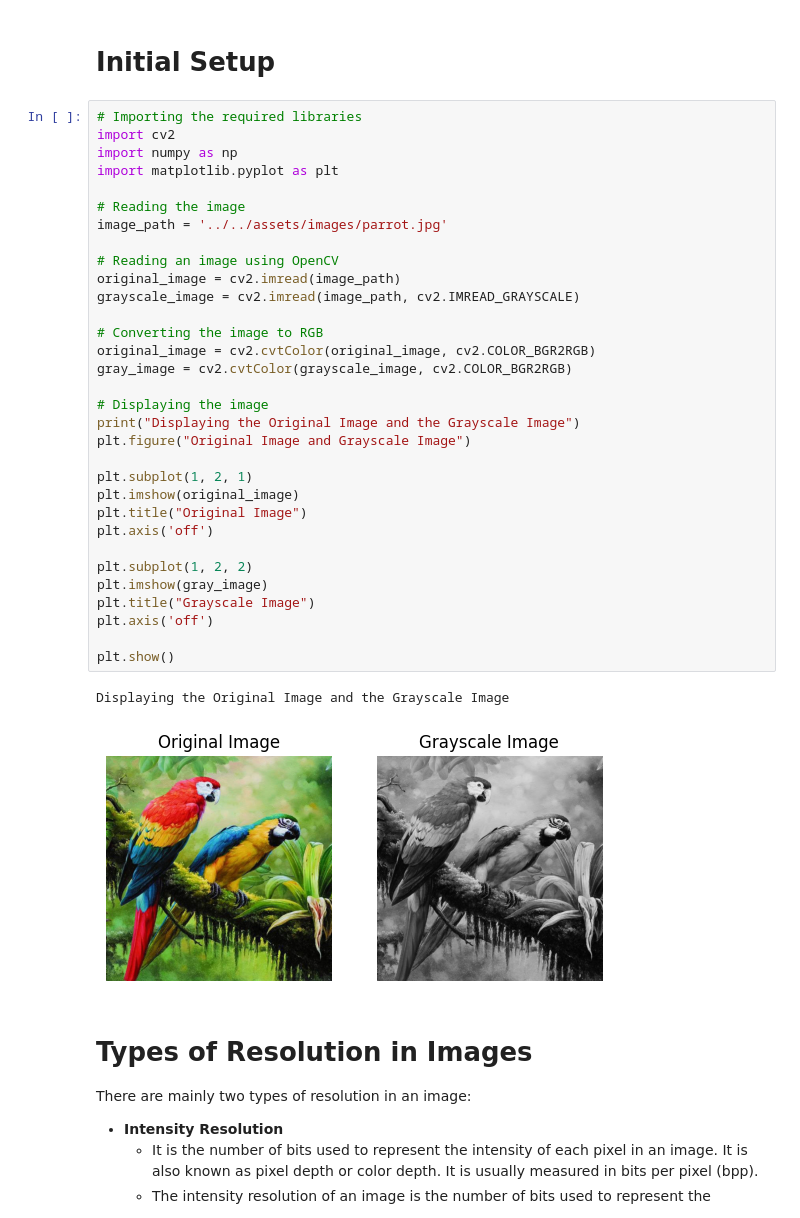
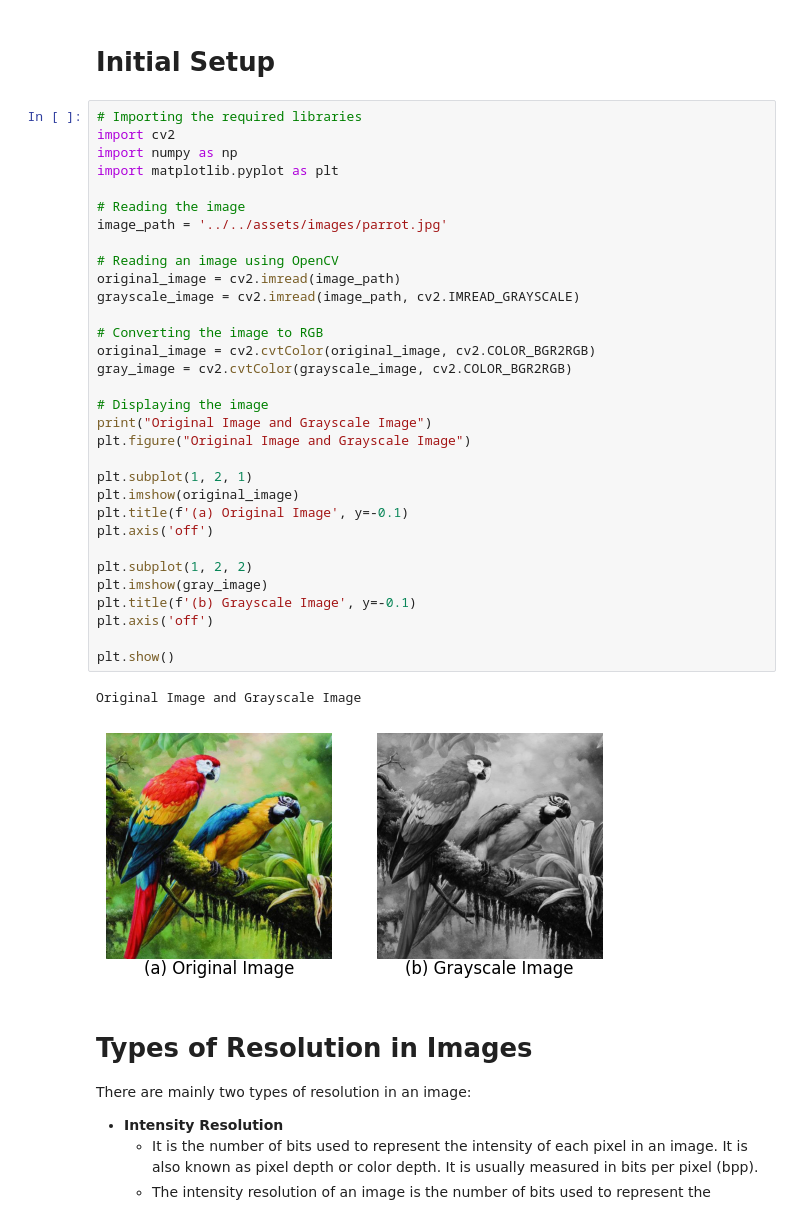
Before and after one commit to SorSU-Classroom/CS-314-Graphics-and-Visual-Computing, a Jupyter notebook: 2. Image Basics/2.2. Image Resolution/2.2. Image Resolution.ipynb, the cells around one changed output. Saved outputs shown, nothing was run; the diff lists cells and outputs as text.

```diff
--- a/2. Image Basics/2.2. Image Resolution/2.2. Image Resolution.ipynb
+++ b/2. Image Basics/2.2. Image Resolution/2.2. Image Resolution.ipynb
@@ -15,38 +15,38 @@ Image Resolution is the number of pixels in an image. It is usually expressed as
 # %%
 # Importing the required libraries
 import cv2
 import numpy as np
 import matplotlib.pyplot as plt
 
 # Reading the image
 image_path = '../../assets/images/parrot.jpg'
 
 # Reading an image using OpenCV
 original_image = cv2.imread(image_path)
 grayscale_image = cv2.imread(image_path, cv2.IMREAD_GRAYSCALE)
 
 # Converting the image to RGB
 original_image = cv2.cvtColor(original_image, cv2.COLOR_BGR2RGB)
 gray_image = cv2.cvtColor(grayscale_image, cv2.COLOR_BGR2RGB)
 
 # Displaying the image
-print("Displaying the Original Image and the Grayscale Image")
+print("Original Image and Grayscale Image")
 plt.figure("Original Image and Grayscale Image")
 
 plt.subplot(1, 2, 1)
 plt.imshow(original_image)
-plt.title("Original Image")
+plt.title(f'(a) Original Image', y=-0.1)
 plt.axis('off')
 
 plt.subplot(1, 2, 2)
 plt.imshow(gray_image)
-plt.title("Grayscale Image")
+plt.title(f'(b) Grayscale Image', y=-0.1)
 plt.axis('off')
 
 plt.show()
 # %% [output]
-Displaying the Original Image and the Grayscale Image
+Original Image and Grayscale Image
-[figure, old version]
+[figure, new version]
 # %% [markdown]
 # Types of Resolution in Images
 
```
Also changed, not shown: parts of 3 cells of this notebook, 1 other file.
